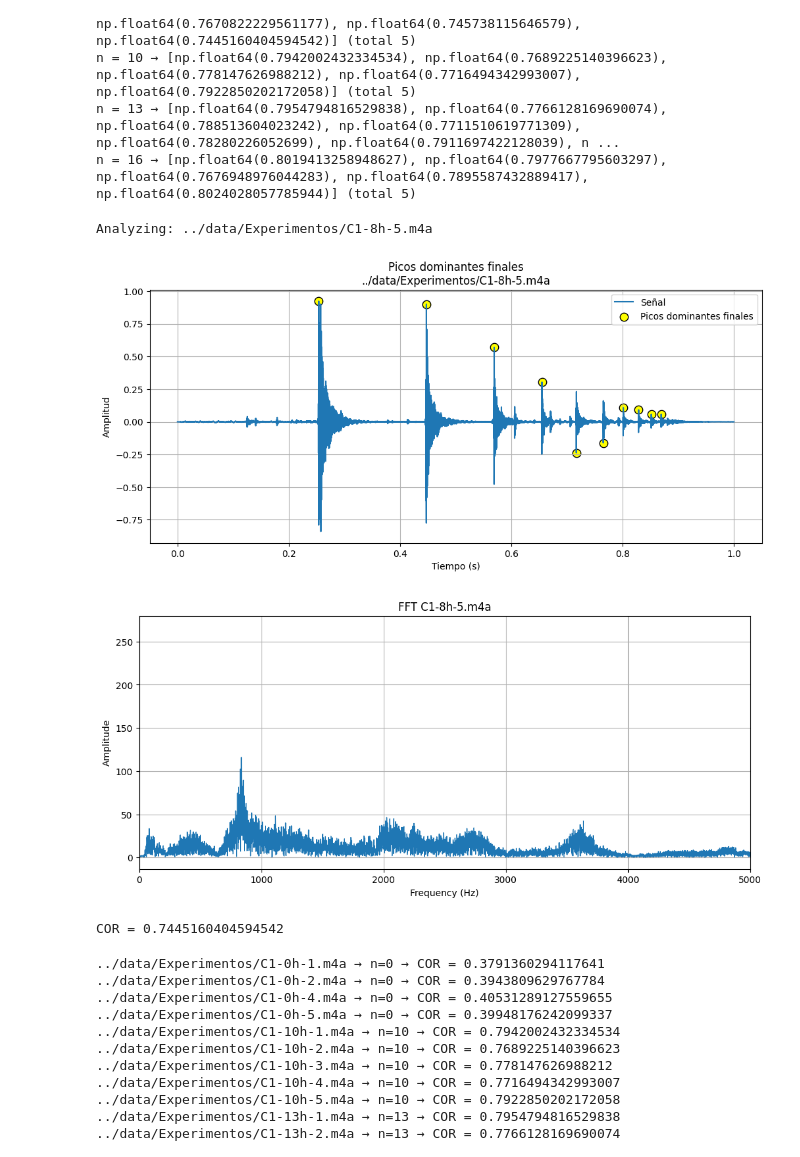
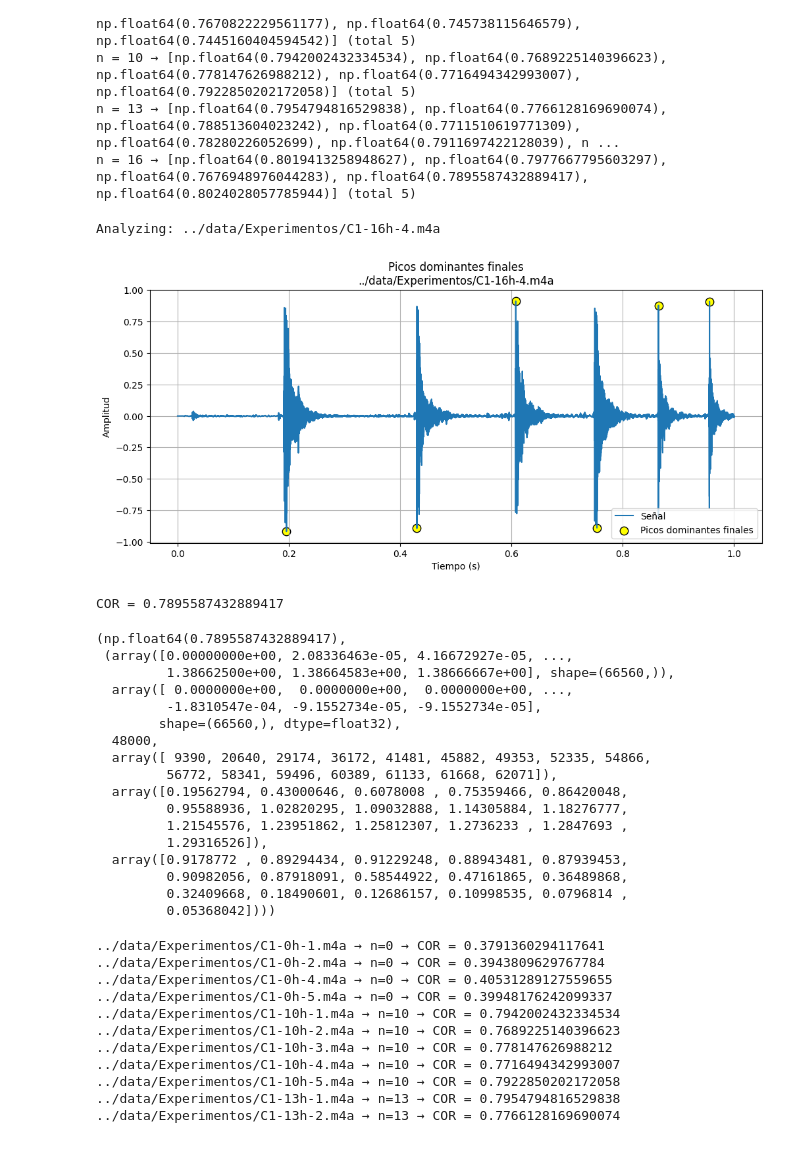
Before and after one commit to johhanz099/battery_project, a Jupyter notebook: notebooks/Datoskinetic2.ipynb, the cells around one changed output. Drawn from its saved outputs; the diff is of its cells as text; code cells hidden in the pictures.

```diff
--- a/notebooks/Datoskinetic2.ipynb
+++ b/notebooks/Datoskinetic2.ipynb
@@ -281,42 +281,59 @@ def plot_audio_peaks_from_data(t, y, sr, dom_peaks, title_suffix=""):
     plt.show()
 
 # Example: Analyze and plot a specific file (both COR and peaks in one efficient call)
-def analyze_and_plot_specific(n, m, plot_fft_flag=True, max_freq=5000):
+def analyze_and_plot_specific(n, m, plot_fft_flag=False, max_freq=5000):
     """Example: Get both COR and plot for a specific experiment without redundant loading.
 
     Args:
         plot_fft_flag: If True, also compute and plot FFT.
     """
     base = "../data/Experimentos"
     fname = f"C1-{n}h-{m}.m4a"
     audio_path = f"{base}/{fname}"
 
     print(f"Analyzing: {audio_path}")
 
     # Extract data once
     t, y, sr, peaks, times, amps = extract_dominant_peaks(audio_path)
 
     # Compute COR from extracted data
     COR = compute_COR_from_data(times)
 
     # Plot peaks from extracted data
     plot_audio_peaks_from_data(t, y, sr, peaks, f"\n{audio_path}")
 
     # Optionally compute and plot FFT
+    """
     if plot_fft_flag:
         freqs, fft_amps = compute_fft_from_data(y, sr)
         plot_fft(freqs, fft_amps, max_freq=max_freq, title=f"FFT {fname}")
-
+    """
     print(f"COR = {COR}")
     return COR, (t, y, sr, peaks, times, amps)
 
 # Individual file analysis with both COR and plotting
-COR, data = analyze_and_plot_specific(8, 5)
+analyze_and_plot_specific(16, 4)
 # %% [output]
-Analyzing: ../data/Experimentos/C1-8h-5.m4a
+Analyzing: ../data/Experimentos/C1-16h-4.m4a
-[figure, old version]
+[figure, new version]
-[figure, removed]
-COR = 0.7445160404594542
+COR = 0.7895587432889417
+(np.float64(0.7895587432889417),
+ (array([0.00000000e+00, 2.08336463e-05, 4.16672927e-05, ...,
+         1.38662500e+00, 1.38664583e+00, 1.38666667e+00], shape=(66560,)),
+  array([ 0.0000000e+00,  0.0000000e+00,  0.0000000e+00, ...,
+         -1.8310547e-04, -9.1552734e-05, -9.1552734e-05],
+        shape=(66560,), dtype=float32),
+  48000,
+  array([ 9390, 20640, 29174, 36172, 41481, 45882, 49353, 52335, 54866,
+         56772, 58341, 59496, 60389, 61133, 61668, 62071]),
+  array([0.19562794, 0.43000646, 0.6078008 , 0.75359466, 0.86420048,
+         0.95588936, 1.02820295, 1.09032888, 1.14305884, 1.18276777,
+         1.21545576, 1.23951862, 1.25812307, 1.2736233 , 1.2847693 ,
+         1.29316526]),
+  array([0.9178772 , 0.89294434, 0.91229248, 0.88943481, 0.87939453,
+         0.90982056, 0.87918091, 0.58544922, 0.47161865, 0.36489868,
+         0.32409668, 0.18490601, 0.12686157, 0.10998535, 0.0796814 ,
+         0.05368042])))
 # %%
 # Complete workflow: Compute, group, and plot COR vs discharge time
 # This calls plot_full_COR_analysis which automatically:
```
Also changed, not shown: parts of 2 cells of this notebook.
